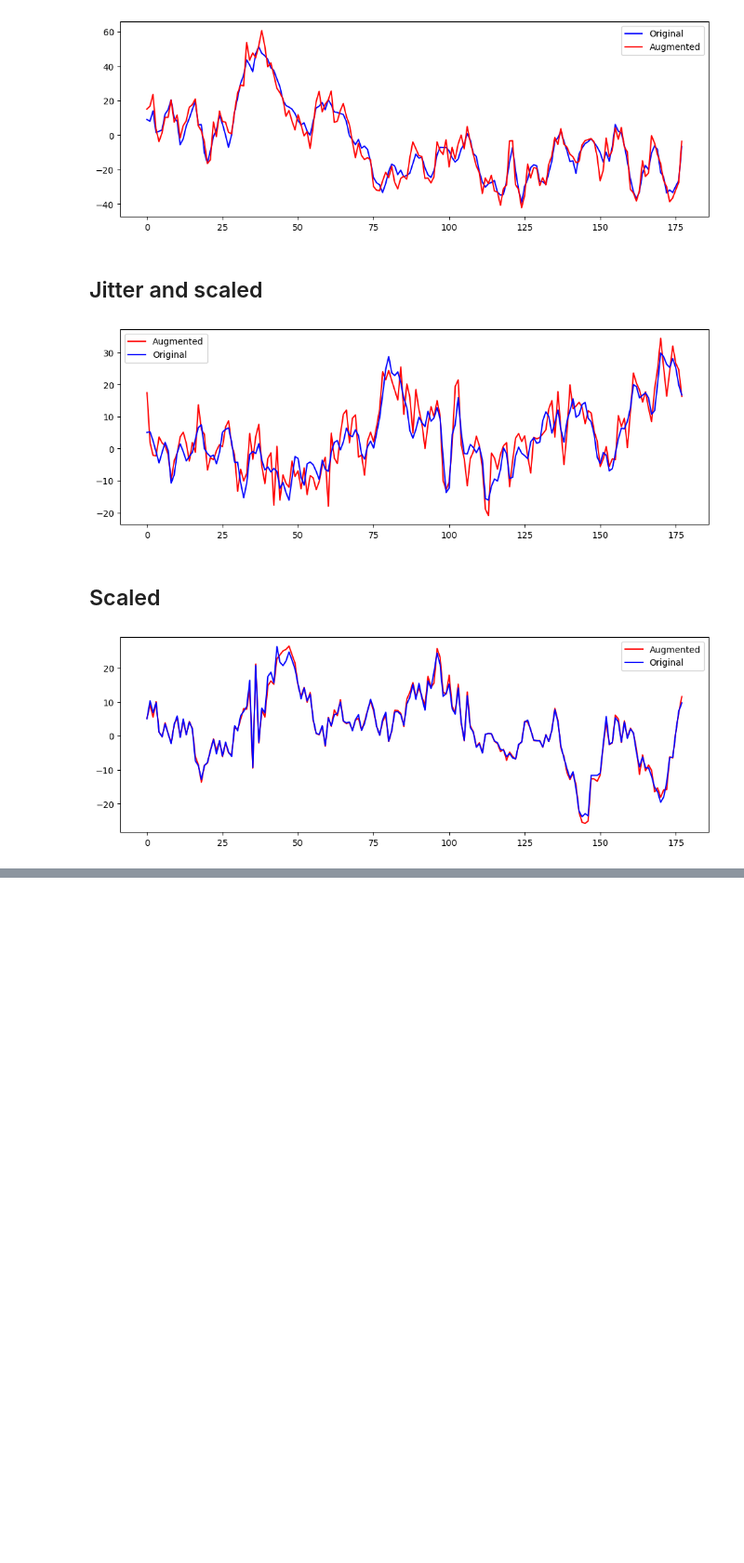
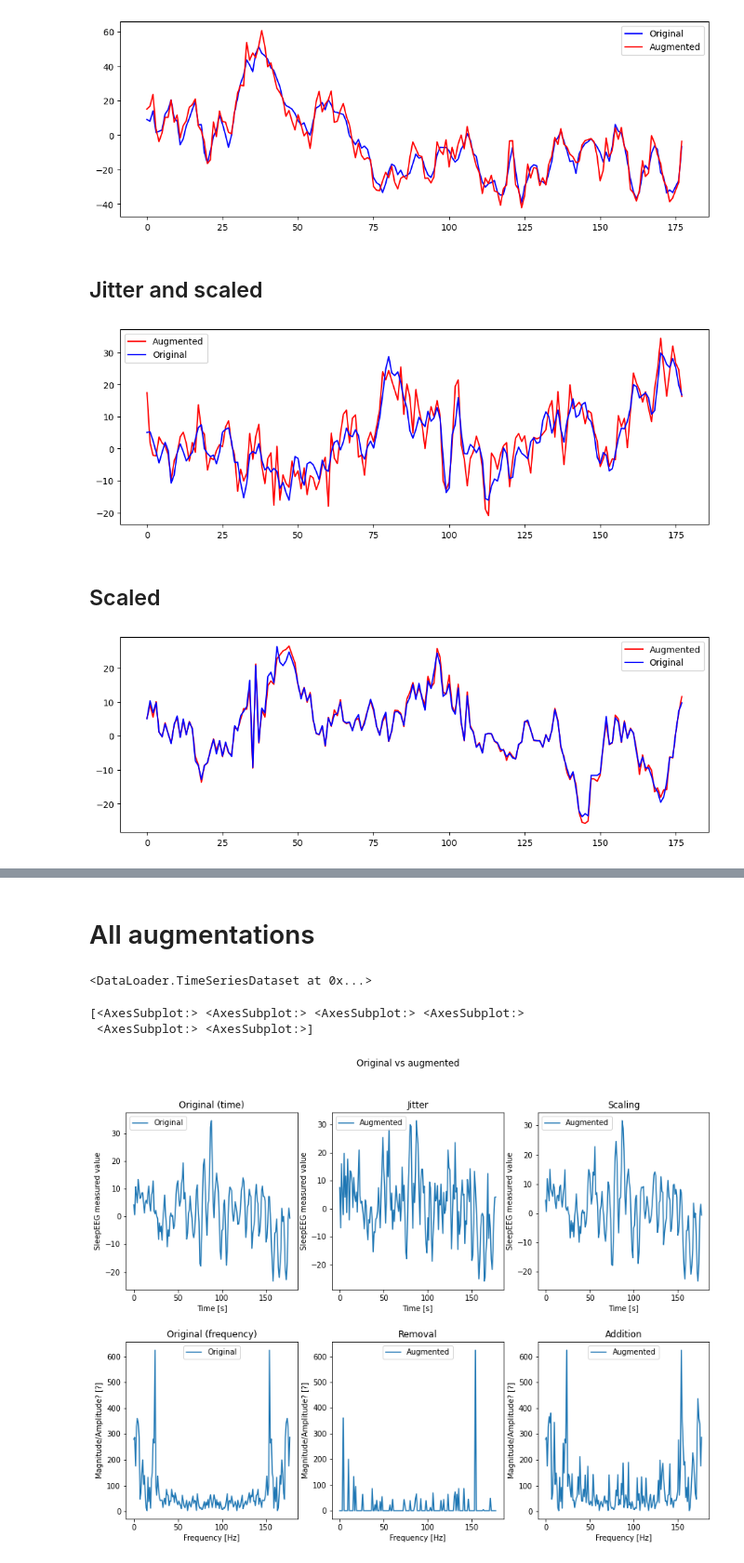
Before and after one commit to s214606/self-supervised-learning-for-time-series, a Jupyter notebook: Plots.ipynb, the cells around one changed output, grey strips where cells are left out. Shown at 93% size. Drawn from its saved outputs; the diff is of its cells as text; code cells hidden in the pictures; blank space fills up the shorter version.

```diff
--- a/Plots.ipynb
+++ b/Plots.ipynb
@@ -51,0 +107,60 @@ plt.show()
+# %% [markdown]
+# All augmentations
+# %%
+datasets_list = ['SleepEEG', 'Epilepsy', 'FD-A', 'FD-B', 'HAR', 'Gesture', 'ecg', 'emg']
+dataset_name = 'SleepEEG'
+dataset = torch.load(os.path.join("datasets", dataset_name, "train.pt"))
+#jitter = TimeSeriesDataset(dataset=torch.load(os.path.join("datasets", dataset, "train.pt")), augment = True, jitter=True)
+#scale = TimeSeriesDataset(dataset=torch.load(os.path.join("datasets", dataset, "train.pt")), augment = True, scaling = True)
+#remove = TimeSeriesDataset(dataset=torch.load(os.path.join("datasets", dataset, "train.pt")), augment = True, removal = True)
+#add = TimeSeriesDataset(dataset=torch.load(os.path.join("datasets", dataset, "train.pt")), augment = True, addition = True)
+# %%
+# dataset, augment, jitter, scaling, removal, addition
+params={'Original (time)':[dataset,True,False,False,False,False], #maybe we should change augment arg because of this
+        'Jitter':[dataset,True,True,False,False,False],
+        'Scaling':[dataset,True,False,True,False,False],
+        'Original (frequency)':[dataset,True,False,False,False,False],
+        'Removal':[dataset,True,False,False,True,False],
+        'Addition':[dataset,True,False,False,False,True]}
+instances = {name:TimeSeriesDataset(*args) for name, args in params.items()}
+instances['Jitter']
+# %% [output]
+<DataLoader.TimeSeriesDataset at 0x...>
+# %%
+fig, axs = plt.subplots(2,3, figsize = (14,10))
+fig.suptitle('Original vs augmented')
+plt.subplots_adjust(hspace=0.3)
+
+print(axs.ravel())
+plot_idx = 0
+for (name,instance),ax in zip(instances.items(),axs.ravel()):
+    if instance.X_aug != None:
+        ax.plot(instance.X_aug[plot_idx][0], label='Augmented')
+        ax.legend(loc='upper left')
+        ax.set_title(name)
+    elif instance.X_f_aug != None:
+        ax.plot(instance.X_f_aug[plot_idx][0], label='Augmented')
+        ax.legend(loc='upper center')
+        ax.set_title(name)
+    elif 'time' in name:
+        ax.plot(instance.X[plot_idx][0], label='Original')
+        ax.legend(loc='upper left')
+        ax.set_title(name)
+    elif 'frequency' in name:
+        ax.plot(instance.X_f[plot_idx][0], label='Original')
+        ax.legend(loc='upper center')
+        ax.set_title(name)
+    else:
+        raise NotImplementedError("ERROR. None of the desired conditions are met.")
+
+middle = 3
+for ax in axs.flat[:middle]:
+    ax.set(xlabel='Time [s]', ylabel=f'{dataset_name} measured value')
+for ax in axs.flat[middle:]:
+    ax.set(xlabel='Frequency [Hz]', ylabel='Magnitude/Amplitude? [?]')
+
+plt.show()
+# %% [output]
+[<AxesSubplot:> <AxesSubplot:> <AxesSubplot:> <AxesSubplot:>
+ <AxesSubplot:> <AxesSubplot:>]
+[figure, added]
```
Also changed, not shown: parts of 12 cells of this notebook, 2 other files.
